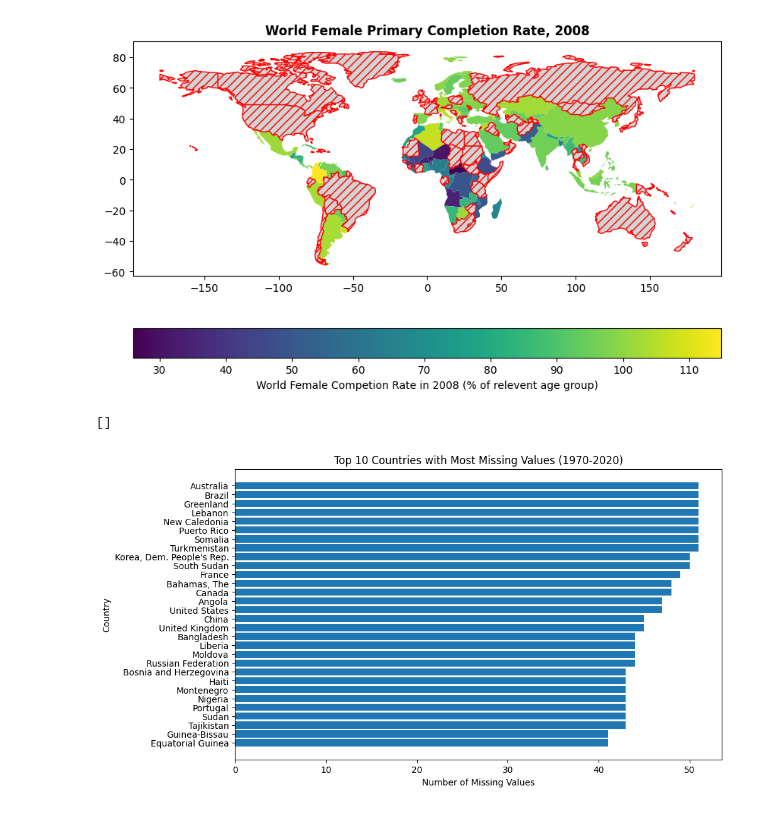
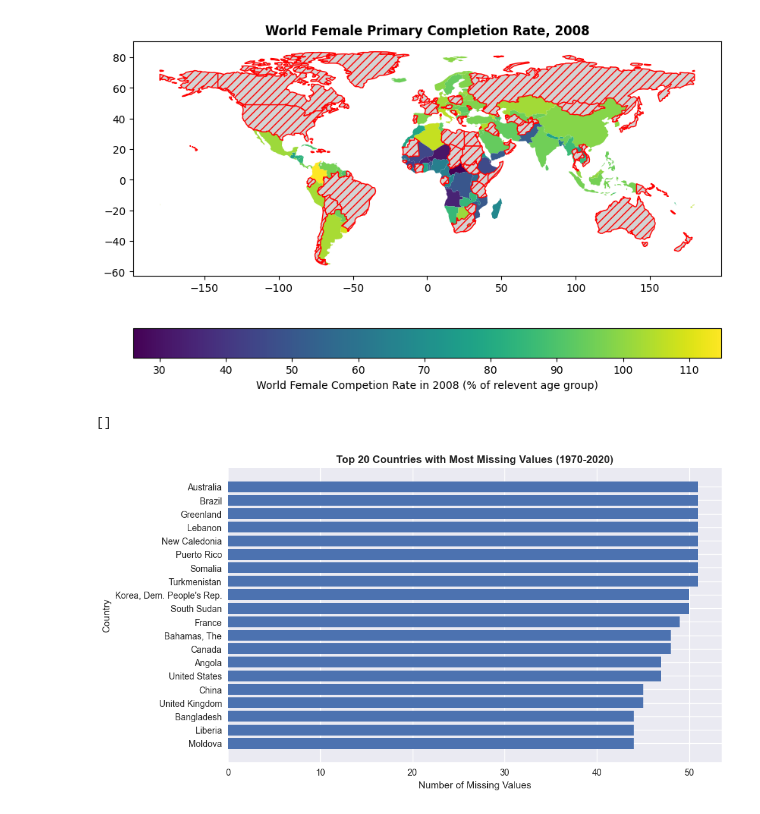
Before and after one commit to HongjunQian/data_project_2023, a Jupyter notebook: Data_project.ipynb, the cells around one changed output. Cells and saved outputs as stored; diff of their text form; code cells hidden in the pictures.

```diff
--- a/Data_project.ipynb
+++ b/Data_project.ipynb
@@ -108,0 +159,30 @@ Text(0.5, 1.0, 'Top 10 Countries for Highest Female Primary Completion Rate, 197
+# %%
+
+
+years = [str(year) for year in range(1970, 2023)]
+
+
+countries_to_plot = ['Algeria', 'Denmark', 'World']
+
+
+plt.figure(figsize=(10, 6))
+
+for country_name in countries_to_plot:
+
+    country_data = edu_data[edu_data['Country Name'] == country_name]
+
+
+    completion_rates = country_data[years].values.flatten()
+
+
+    plt.plot(years, completion_rates, marker='o', label=country_name)
+
+plt.title('Primary Completion Rate, Female, 1970-2022', weight="bold")
+plt.xlabel('Year', fontsize=12)
+plt.ylabel('Completion Rate, Female', fontsize=12)
+plt.grid(True)
+plt.legend()
+plt.xticks(years[::5], rotation=45)
+
+
+plt.show()
@@ -191,16 +284,18 @@ Text(0.5, 1.0, 'World Female Primary Completion Rate, 2008')
 # %%
+plt.style.use('seaborn')
+
 merged_df["Missing Values"] = merged_df[years].isnull().sum(axis=1)
 
-top_missing_countries = merged_df.nlargest(30, "Missing Values")
+top_missing_countries = merged_df.nlargest(20, "Missing Values")
 
 
 plt.figure(figsize=(10, 6))
 plt.barh(top_missing_countries["Country Name"], top_missing_countries["Missing Values"])
-plt.title('Top 10 Countries with Most Missing Values (1970-2020)')
+plt.title('Top 20 Countries with Most Missing Values (1970-2020)', weight="bold")
 plt.xlabel('Number of Missing Values')
 plt.ylabel('Country')
 plt.gca().invert_yaxis()
 plt.plot()
 # %% [output]
 []
-[figure, old version]
+[figure, new version]
```
Also changed, not shown: parts of 25 cells of this notebook, 1 other file.
